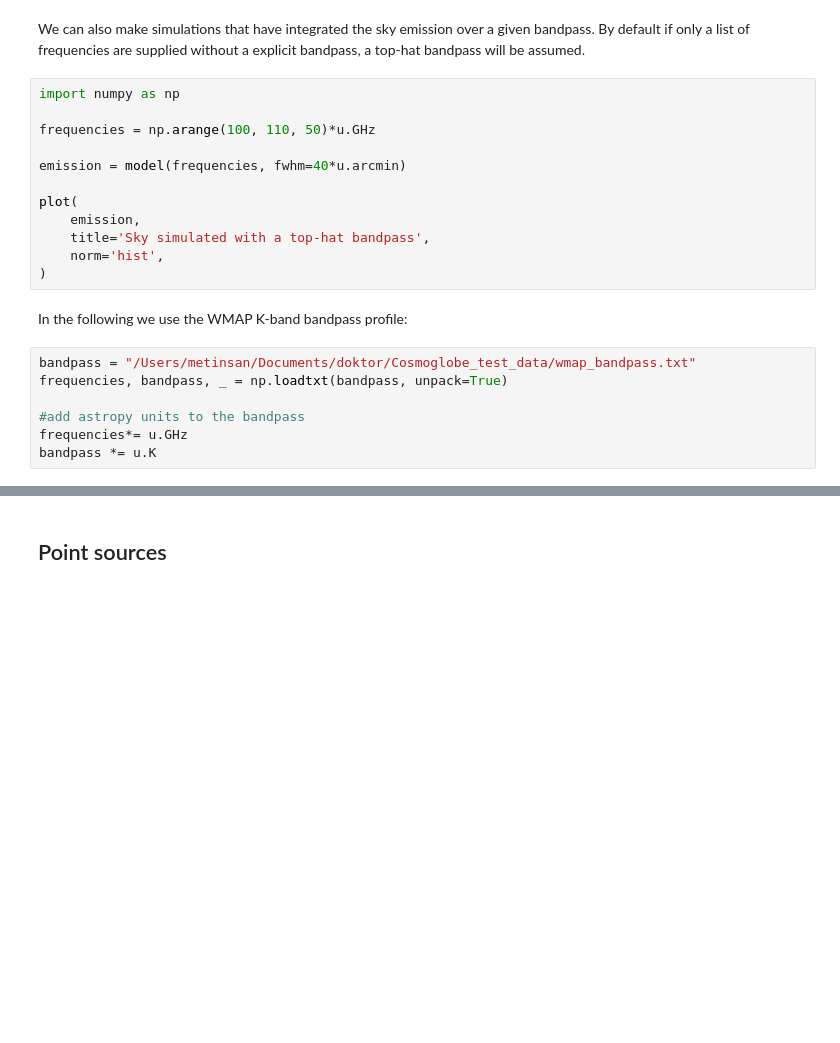
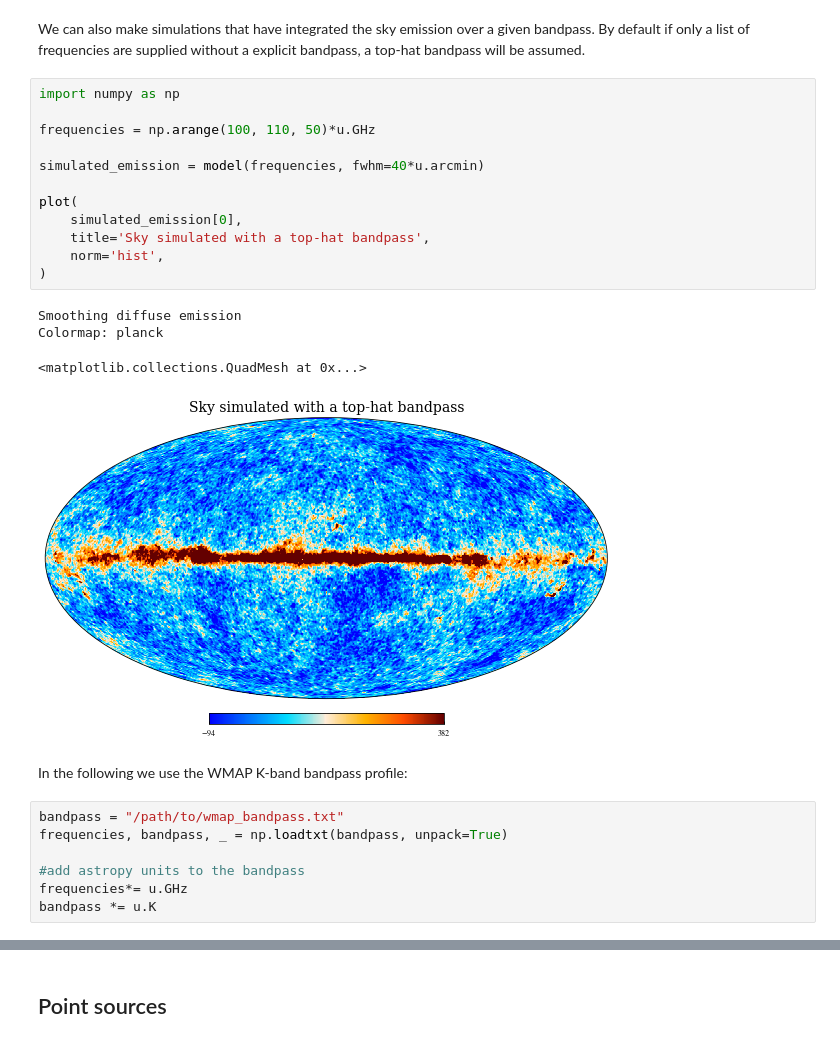
Before and after one commit to Cosmoglobe/Cosmoglobe, a Jupyter notebook: docs/tutorial.ipynb, the cells around one changed output, grey strips where cells are left out. Drawn from its saved outputs; the diff is of its cells as text; blank space fills up the shorter version.

```diff
--- a/docs/tutorial.ipynb
+++ b/docs/tutorial.ipynb
@@ -183,19 +260,24 @@ if only a list of frequencies are supplied without a explicit bandpass, a top-ha
 # %%
 import numpy as np
 
 frequencies = np.arange(100, 110, 50)*u.GHz
 
-emission = model(frequencies, fwhm=40*u.arcmin)
+simulated_emission = model(frequencies, fwhm=40*u.arcmin)
 
 plot(
-    emission,
+    simulated_emission[0],
     title='Sky simulated with a top-hat bandpass',
     norm='hist',
 )
+# %% [output]
+Smoothing diffuse emission
+Colormap: planck
+<matplotlib.collections.QuadMesh at 0x...>
+[figure, added]
 # %% [markdown]
 In the following we use the WMAP K-band bandpass profile:
 # %%
-bandpass = "/Users/metinsan/Documents/doktor/Cosmoglobe_test_data/wmap_bandpass.txt"
+bandpass = "/path/to/wmap_bandpass.txt"
 frequencies, bandpass, _ = np.loadtxt(bandpass, unpack=True)
 
 #add astropy units to the bandpass
```
Also changed, not shown: parts of 14 cells of this notebook, 3 other files.
